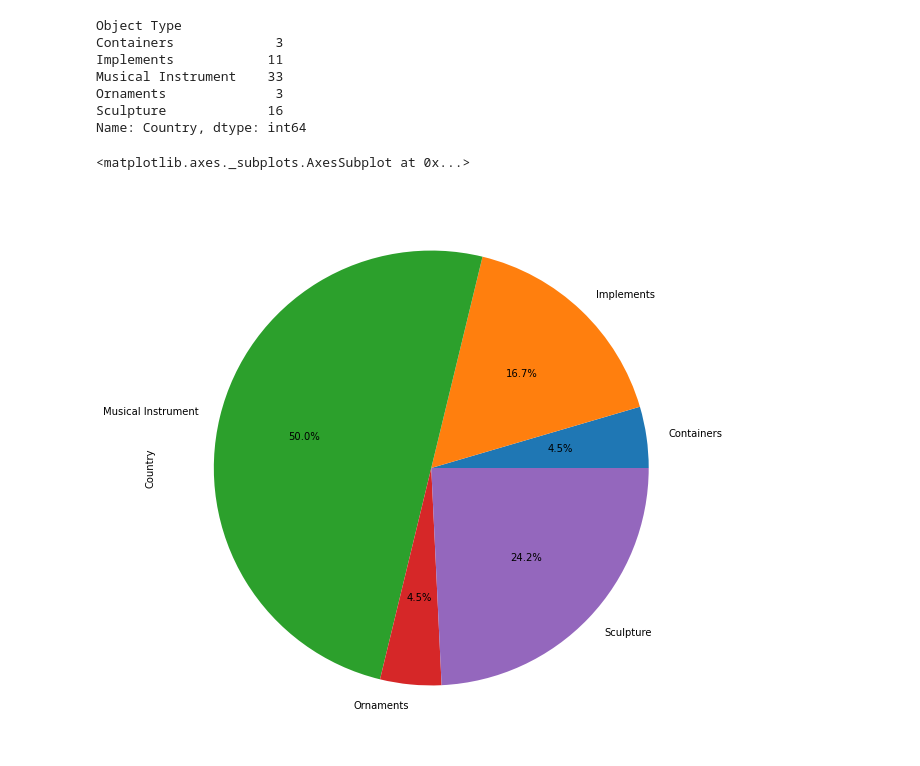
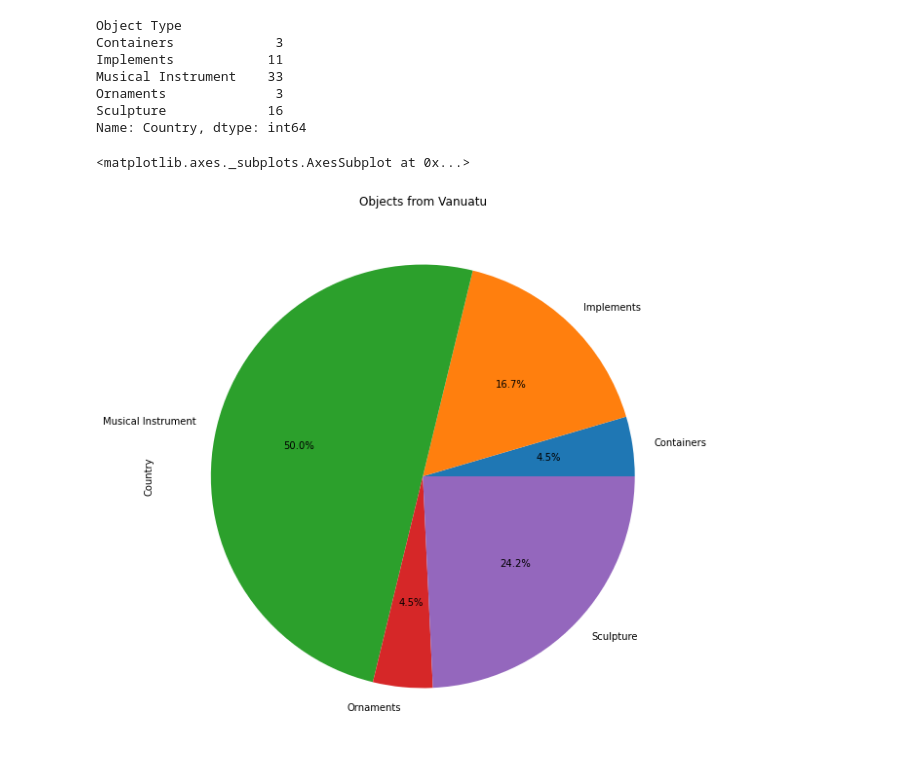
Before and after one commit to bjwlknsn/TheMetTeamProject, a Jupyter notebook: csv_review_data3.ipynb, the cells around one changed output. Drawn from its saved outputs; the diff is of its cells as text; code cells hidden in the pictures.

```diff
--- a/csv_review_data3.ipynb
+++ b/csv_review_data3.ipynb
@@ -364,7 +369,8 @@ Ornaments              3
 Sculpture             16
 Name: Country, dtype: int64
 # %%
-Vanuatu_obj.plot(kind='pie',autopct="%1.1f%%", figsize=(10,10))
+Vanuatu_obj.plot(kind='pie',autopct="%1.1f%%", figsize=(10,10),title='Objects from Vanuatu')
+# plt.savefig("/TheMetTeamProject/Venuatu.png")
 # %% [output]
 <matplotlib.axes._subplots.AxesSubplot at 0x...>
-[figure, old version]
+[figure, new version]
```
Also changed, not shown: parts of 10 cells of this notebook, 5 other files.
